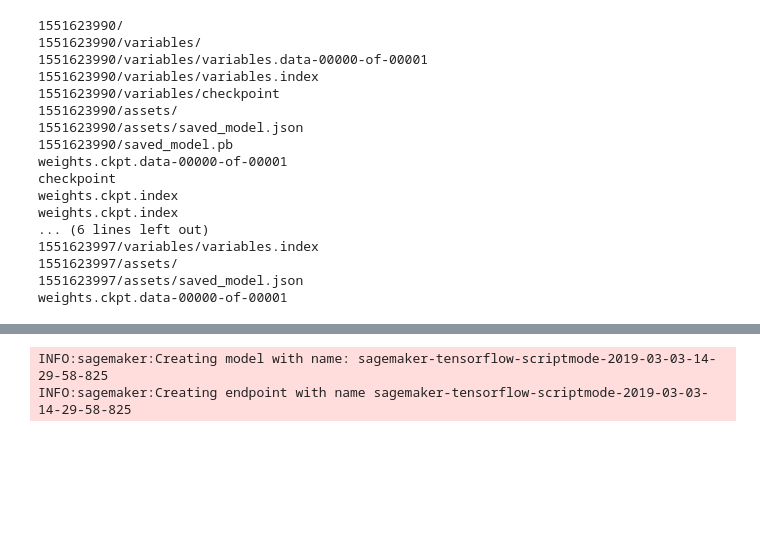
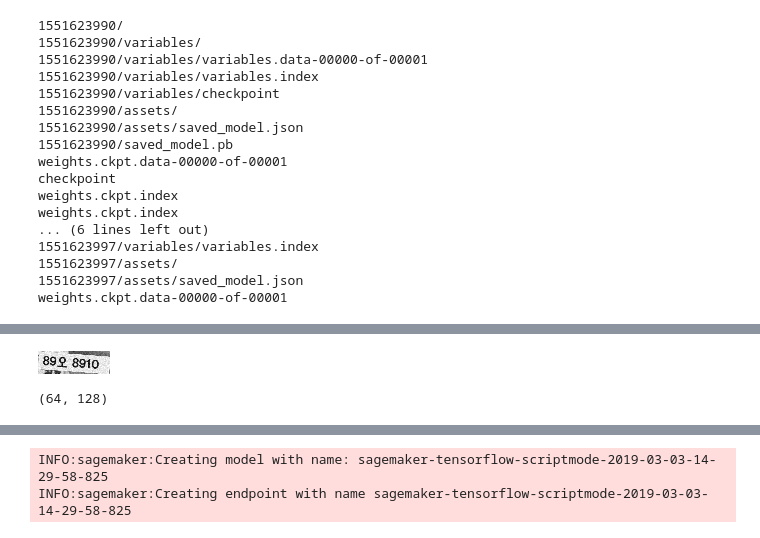
Before and after one commit to mullue/lab-custom-model-anpr, a Jupyter notebook: Lab4-Bring-Your-Own-Model.ipynb, the cells around one changed output, grey strips where cells are left out. Cells and saved outputs as stored; diff of their text form; code cells hidden in the pictures; blank space fills up the shorter version.

```diff
--- a/Lab4-Bring-Your-Own-Model.ipynb
+++ b/Lab4-Bring-Your-Own-Model.ipynb
@@ -213,0 +240,12 @@ ValueError: Shape must be rank 4 but is rank 1 for 'CNN_ANPR/zero_padding2d/Pad'
+# %%
+aaa = Image.open('tf/tf-validation/' + test_imgs[0])
+# %%
+aaa
+# %% [output]
+[figure, added]
+# %%
+import numpy as np
+bbb = np.array(aaa.resize((128,64)))
+bbb.shape
+# %% [output]
+(64, 128)
```
Also changed, not shown: parts of 36 cells of this notebook.
